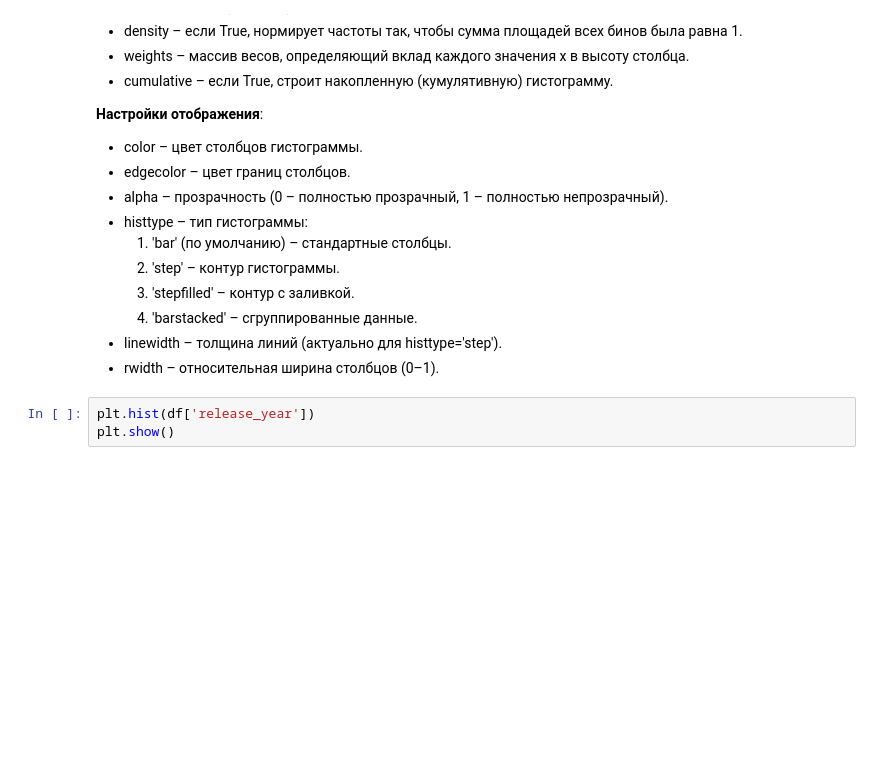
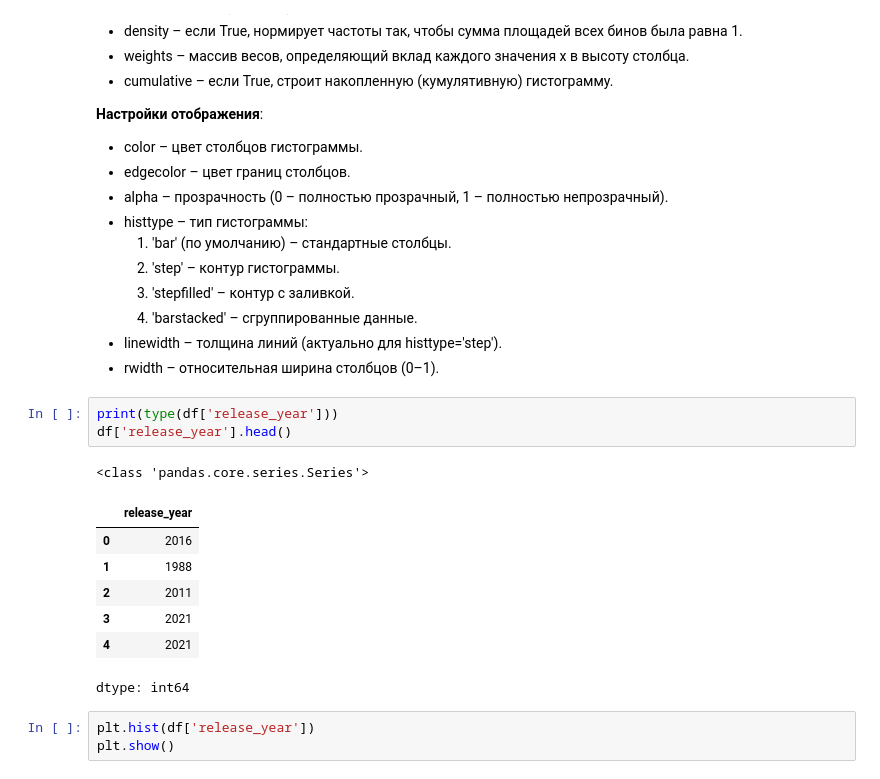
Before and after one commit to ReDwile/Spark-Practice-HSE, a Jupyter notebook: Basics-of-Visualization/Lecture_2/training/visual_2.ipynb, the cells around one changed output. Cells and saved outputs as stored; diff of their text form; blank space fills up the shorter version.

```diff
--- a/Basics-of-Visualization/Lecture_2/training/visual_2.ipynb
+++ b/Basics-of-Visualization/Lecture_2/training/visual_2.ipynb
@@ -80,6 +80,18 @@ https://matplotlib.org/stable/api/_as_gen/matplotlib.axes.Axes.hist.html
   4. 'barstacked' – сгруппированные данные.
 * linewidth – толщина линий (актуально для histtype='step').
 * rwidth – относительная ширина столбцов (0–1).
+# %%
+print(type(df['release_year']))
+df['release_year'].head()
+# %% [output]
+<class 'pandas.core.series.Series'>
+|  | release_year |
+| 0 | 2016 |
+| 1 | 1988 |
+| 2 | 2011 |
+| 3 | 2021 |
+| 4 | 2021 |
+dtype: int64
 # %%
 plt.hist(df['release_year'])
 plt.show()
```
Also changed, not shown: parts of 11 cells of this notebook.
